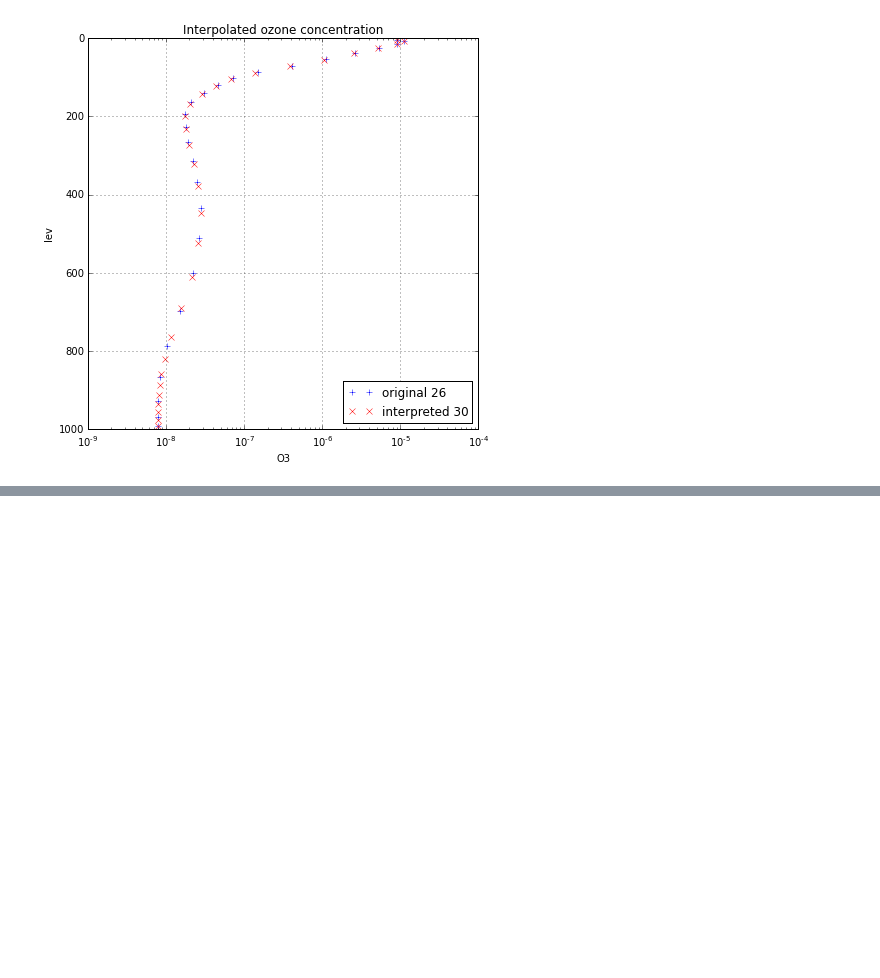
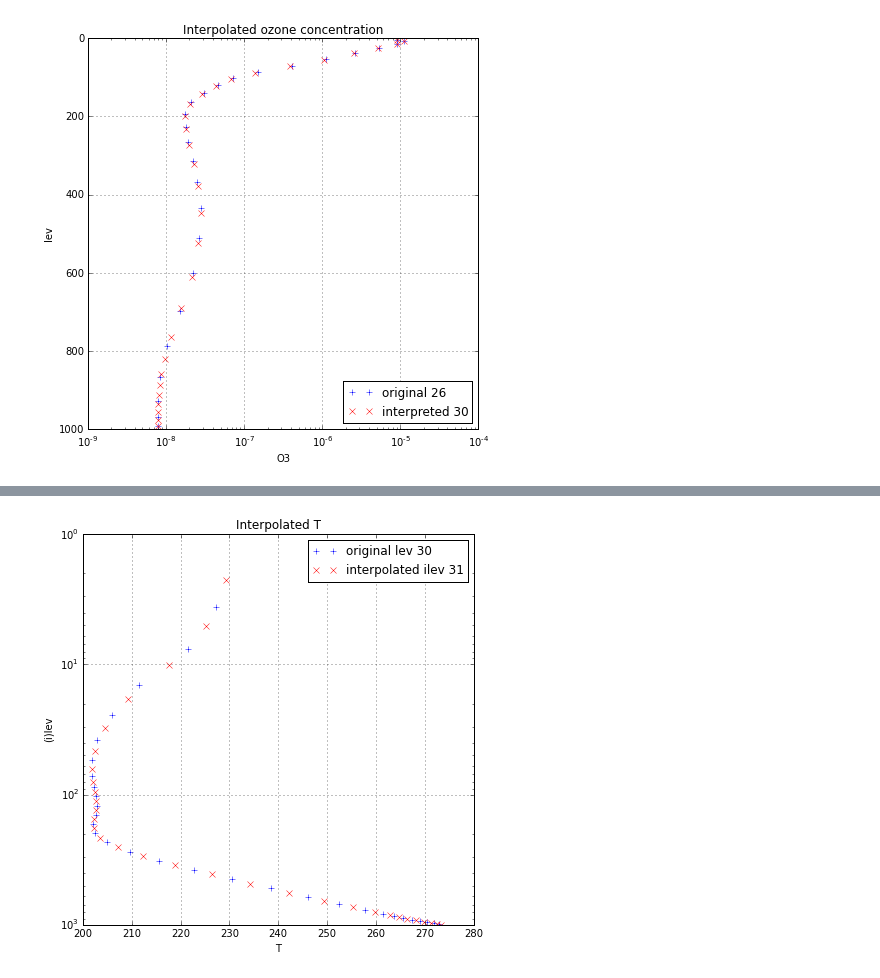
Before and after one commit to qAp/offline_radiation_notebooks, a Jupyter notebook: rrtmg_aerosol/vertical_interpolation.ipynb, the cells around one changed output, grey strips where cells are left out. Drawn from its saved outputs; the diff is of its cells as text; code cells hidden in the pictures; blank space fills up the shorter version.

```diff
--- a/rrtmg_aerosol/vertical_interpolation.ipynb
+++ b/rrtmg_aerosol/vertical_interpolation.ipynb
@@ -151,0 +162,31 @@ ax = climaviz.plot_pandas_series(srss=srss, ax=ax,
+# %%
+da_T = ds_camhist['T']
+interfunc_T = climaaerosol.get_interpfunc(da=da_T, dim='lev',
+                                          bounds_error=False,
+                                          fill_value='extrapolate')
+
+da_T_interp = interfunc_T(name_dim='ilev',
+                          coords=ds_camhist.coords['ilev'])
+# %%
+time, lat, lon = 0, 16, 107
+
+srs_T = da_T.isel(time=time, lat=lat, lon=lon).to_pandas()
+srs_T_interp = da_T_interp.isel(time=time, lat=lat, lon=lon).to_pandas()
+
+srss = [srs_T, srs_T_interp]
+names = ['original lev 30', 'interpolated ilev 31']
+colours = ['b', 'r']
+markers = ['+', 'x']
+linestyles = ['None', 'None']
+
+fig, ax = plt.subplots(nrows=1, ncols=1, figsize=(7, 7))
+ax = climaviz.plot_pandas_series(srss=srss, ax=ax,
+                                 title='Interpolated T',
+                                 values_vs_index=True,
+                                 names=names,
+                                 colours=colours, markers=markers,
+                                 linestyles=linestyles,
+                                 logy=True, inverty=True, ylabel='(i)lev',
+                                 logx=False, xlabel='T')
+# %% [output]
+[figure, added]
```
Also changed, not shown: parts of 6 cells of this notebook.
